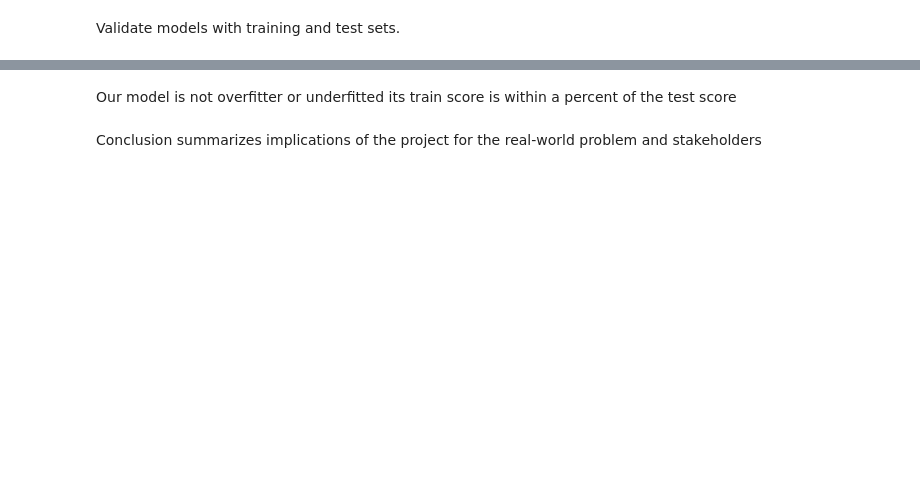
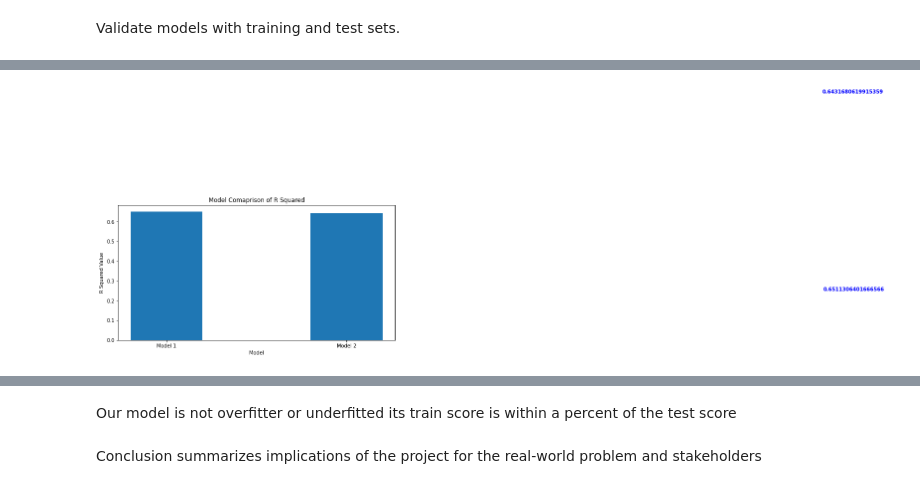
Before and after one commit to sumed-h/Group-3, a Jupyter notebook: Daniel Arthur's Notebook.ipynb, the cells around one changed output, grey strips where cells are left out. Saved outputs shown, nothing was run; the diff lists cells and outputs as text; code cells hidden in the pictures; blank space fills up the shorter version.

```diff
--- a/Daniel Arthur's Notebook.ipynb
+++ b/Daniel Arthur's Notebook.ipynb
@@ -528,0 +467,17 @@ lr.score(X_test, y_test)
+# %%
+
+
+xr2= [0.6511306401666566, 0.6431680619915359]
+ax1=['Model 1', 'Model 2']
+fig, ax = plt.subplots(figsize = (10,5))
+ax.bar(ax1, xr2, width=0.4)
+ax.set_title('Model Comaprison of R Squared')
+ax.set_xlabel('Model')
+ax.set_ylabel('R Squared Value')
+
+for i, v in enumerate(xr2):
+    ax.text(v + 3, i + .25, str(v), color='blue', fontweight='bold')
+
+plt.show()
+# %% [output]
+[figure, added]
```
Also changed, not shown: parts of 17 cells of this notebook.
